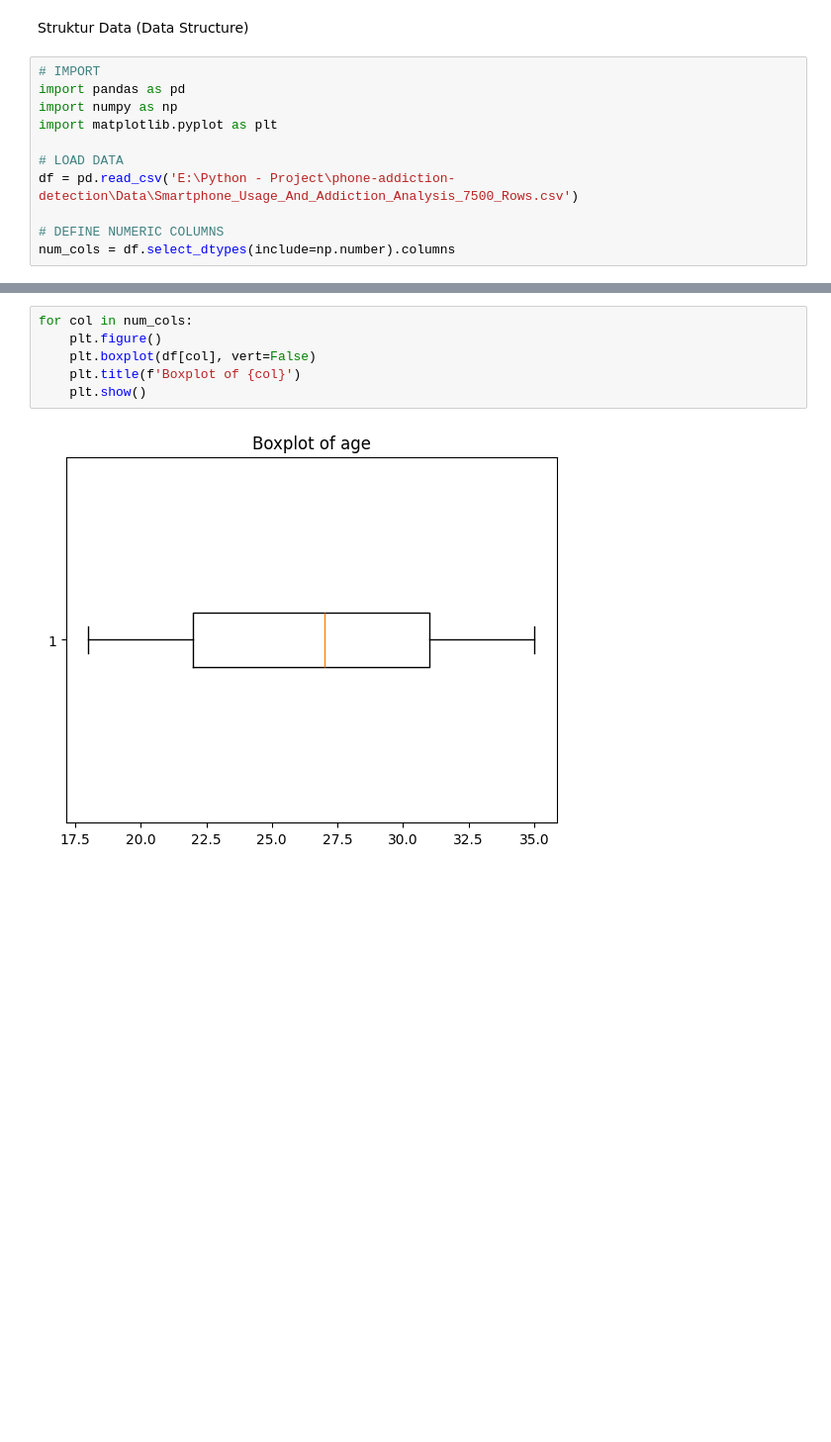
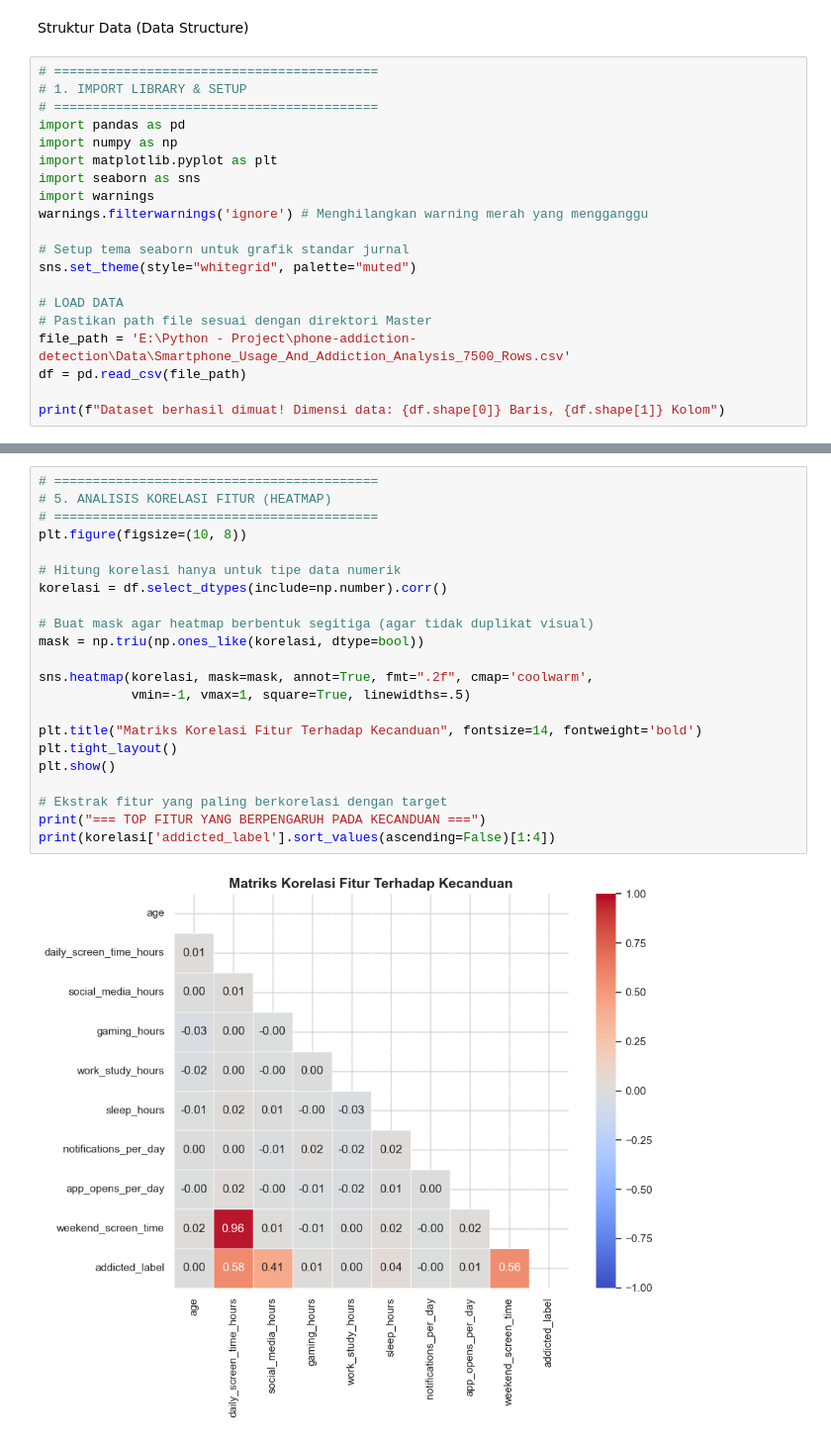
Before and after one commit to Naoupal/phone-addiction-detection, a Jupyter notebook: Notebook/EDA-phone-addiction-detection.ipynb, the cells around one changed output, grey strips where cells are left out. Shown at 99% size. Drawn from its saved outputs; the diff is of its cells as text; blank space fills up the shorter version.

```diff
--- a/Notebook/EDA-phone-addiction-detection.ipynb
+++ b/Notebook/EDA-phone-addiction-detection.ipynb
@@ -1,13 +1,22 @@
 # %% [markdown]
 Struktur Data (Data Structure)
 # %%
-# IMPORT
+# ==========================================
+# 1. IMPORT LIBRARY & SETUP
+# ==========================================
 import pandas as pd
 import numpy as np
 import matplotlib.pyplot as plt
+import seaborn as sns
+import warnings
+warnings.filterwarnings('ignore') # Menghilangkan warning merah yang mengganggu
+
+# Setup tema seaborn untuk grafik standar jurnal
+sns.set_theme(style="whitegrid", palette="muted")
 
 # LOAD DATA
-df = pd.read_csv('E:\Python - Project\phone-addiction-detection\Data\Smartphone_Usage_And_Addiction_Analysis_7500_Rows.csv')
+# Pastikan path file sesuai dengan direktori Master
+file_path = 'E:\Python - Project\phone-addiction-detection\Data\Smartphone_Usage_And_Addiction_Analysis_7500_Rows.csv'
+df = pd.read_csv(file_path)
 
-# DEFINE NUMERIC COLUMNS
-num_cols = df.select_dtypes(include=np.number).columns
+print(f"Dataset berhasil dimuat! Dimensi data: {df.shape[0]} Baris, {df.shape[1]} Kolom")
@@ -118,8 +113,24 @@ OUTLIER DETECTION (BOXPLOT)
 # %%
-for col in num_cols:
-    plt.figure()
-    plt.boxplot(df[col], vert=False)
-    plt.title(f'Boxplot of {col}')
-    plt.show()
+# ==========================================
+# 5. ANALISIS KORELASI FITUR (HEATMAP)
+# ==========================================
+plt.figure(figsize=(10, 8))
+
+# Hitung korelasi hanya untuk tipe data numerik
+korelasi = df.select_dtypes(include=np.number).corr()
+
+# Buat mask agar heatmap berbentuk segitiga (agar tidak duplikat visual)
+mask = np.triu(np.ones_like(korelasi, dtype=bool))
+
+sns.heatmap(korelasi, mask=mask, annot=True, fmt=".2f", cmap='coolwarm',
+            vmin=-1, vmax=1, square=True, linewidths=.5)
+
+plt.title("Matriks Korelasi Fitur Terhadap Kecanduan", fontsize=14, fontweight='bold')
+plt.tight_layout()
+plt.show()
+
+# Ekstrak fitur yang paling berkorelasi dengan target
+print("=== TOP FITUR YANG BERPENGARUH PADA KECANDUAN ===")
+print(korelasi['addicted_label'].sort_values(ascending=False)[1:4])
 # %% [output]
-[figure, old version]
+[figure, new version]
```
Also changed, not shown: parts of 18 cells of this notebook, 1 other file.
